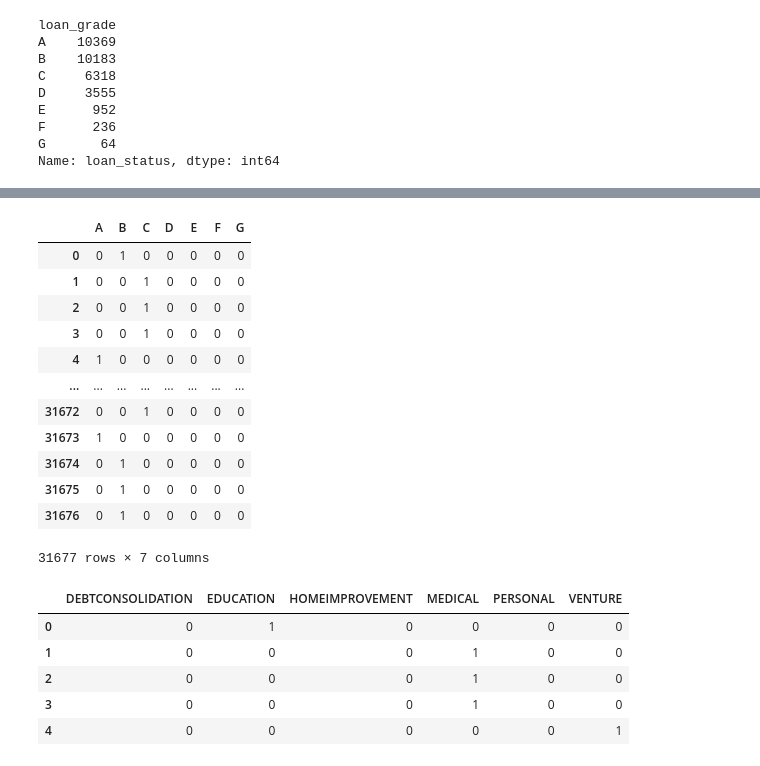
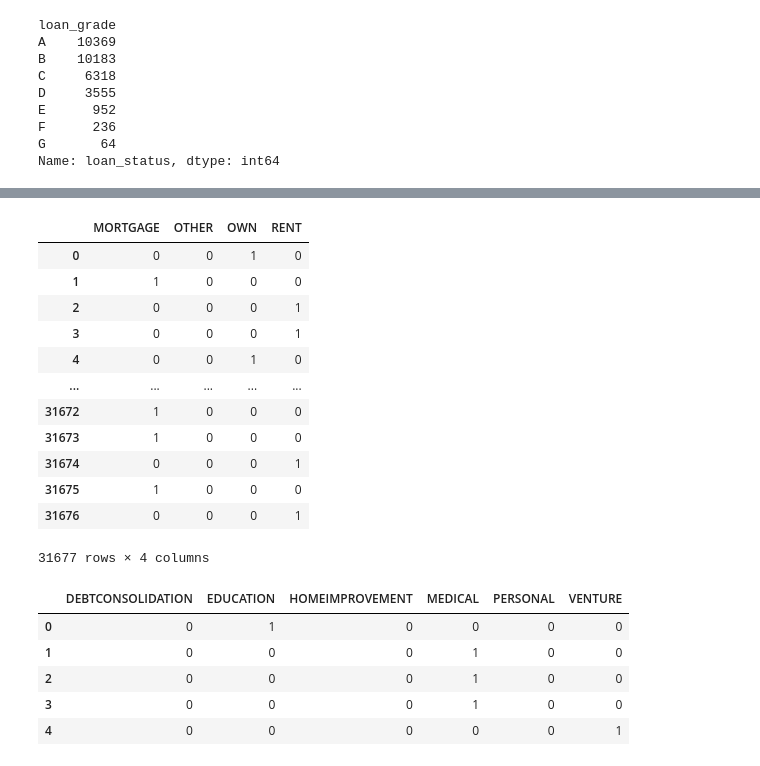
Before and after one commit to jainsa6539/credit_risk_modelling, a Jupyter notebook: Data cleaning.ipynb, the cells around one changed output, grey strips where cells are left out. Saved outputs shown, nothing was run; the diff lists cells and outputs as text; code cells hidden in the pictures.

```diff
--- a/Data cleaning.ipynb
+++ b/Data cleaning.ipynb
@@ -226,5 +226,7 @@ F      236
 G       64
 Name: loan_status, dtype: int64
 # %%
-## I have decided not to remove the loan_grade as I do believe it is an important feature to measure default.
-#Atleast through an individual understanding of credit default at different loan grades.
+## I have decided to remove the loan grade as that itself is a measure of loan default prediction based on
+## creditworthiness etc.
+cr_data_loan_grade_drop = cr_data.drop('loan_grade',axis=1)
+cr_data_loan_grade_drop.head()
@@ -231,2 +240,7 @@ Name: loan_status, dtype: int64
 # %%
 #Because we have removed the age and employment years, we need to sort out the index to make sure they match
+# %%
+#Have decided to remove person income as technically the only real valuable term here is loan_percent_income,
+#I will even be removing loan amount here then based on the same logic.
+cr_data_income_drop = cr_data_loan_grade_drop.drop('person_income', axis=1)
+cr_data_income_drop.head()
@@ -232,0 +254,4 @@ Name: loan_status, dtype: int64
+# %%
+cr_data_loan_amt_drop = cr_data_income_drop.drop('loan_amnt',axis=1)
+cr_data_loan_amt_drop_copy = cr_data_loan_amt_drop.copy()
+cr_data_loan_amt_drop.head()
@@ -233,24 +265,23 @@ Name: loan_status, dtype: int64
 # %%
-cr_data_cat_treated = cr_data.copy()
+cr_data_cat_treated = cr_data_loan_amt_drop_copy.copy()
 # %%
 # Now I want to convert these columns to numerical boolean values. Need to convert loan grade to the same
-person_home_ownership = pd.get_dummies(cr_data_cat_treated['person_home_ownership']).astype(int)
-person_loan_grade = pd.get_dummies(cr_data_cat_treated['loan_grade']).astype(int)
+person_loan_grade = pd.get_dummies(cr_data_cat_treated['person_home_ownership']).astype(int)
 person_loan_grade
 # %% [output]
-|  | A | B | C | D | E | F | G |
-| 0 | 0 | 1 | 0 | 0 | 0 | 0 | 0 |
-| 1 | 0 | 0 | 1 | 0 | 0 | 0 | 0 |
-| 2 | 0 | 0 | 1 | 0 | 0 | 0 | 0 |
-| 3 | 0 | 0 | 1 | 0 | 0 | 0 | 0 |
-| 4 | 1 | 0 | 0 | 0 | 0 | 0 | 0 |
-| ... | ... | ... | ... | ... | ... | ... | ... |
-| 31672 | 0 | 0 | 1 | 0 | 0 | 0 | 0 |
-| 31673 | 1 | 0 | 0 | 0 | 0 | 0 | 0 |
-| 31674 | 0 | 1 | 0 | 0 | 0 | 0 | 0 |
-| 31675 | 0 | 1 | 0 | 0 | 0 | 0 | 0 |
-| 31676 | 0 | 1 | 0 | 0 | 0 | 0 | 0 |
+|  | MORTGAGE | OTHER | OWN | RENT |
+| 0 | 0 | 0 | 1 | 0 |
+| 1 | 1 | 0 | 0 | 0 |
+| 2 | 0 | 0 | 0 | 1 |
+| 3 | 0 | 0 | 0 | 1 |
+| 4 | 0 | 0 | 1 | 0 |
+| ... | ... | ... | ... | ... |
+| 31672 | 1 | 0 | 0 | 0 |
+| 31673 | 1 | 0 | 0 | 0 |
+| 31674 | 0 | 0 | 0 | 1 |
+| 31675 | 1 | 0 | 0 | 0 |
+| 31676 | 0 | 0 | 0 | 1 |
-31677 rows × 7 columns
+31677 rows × 4 columns
 # %%
 person_loan_intent = pd.get_dummies(cr_data_cat_treated['loan_intent']).astype(int)
 person_loan_intent.head()
```
Also changed, not shown: parts of 48 cells of this notebook, 1 other file.
